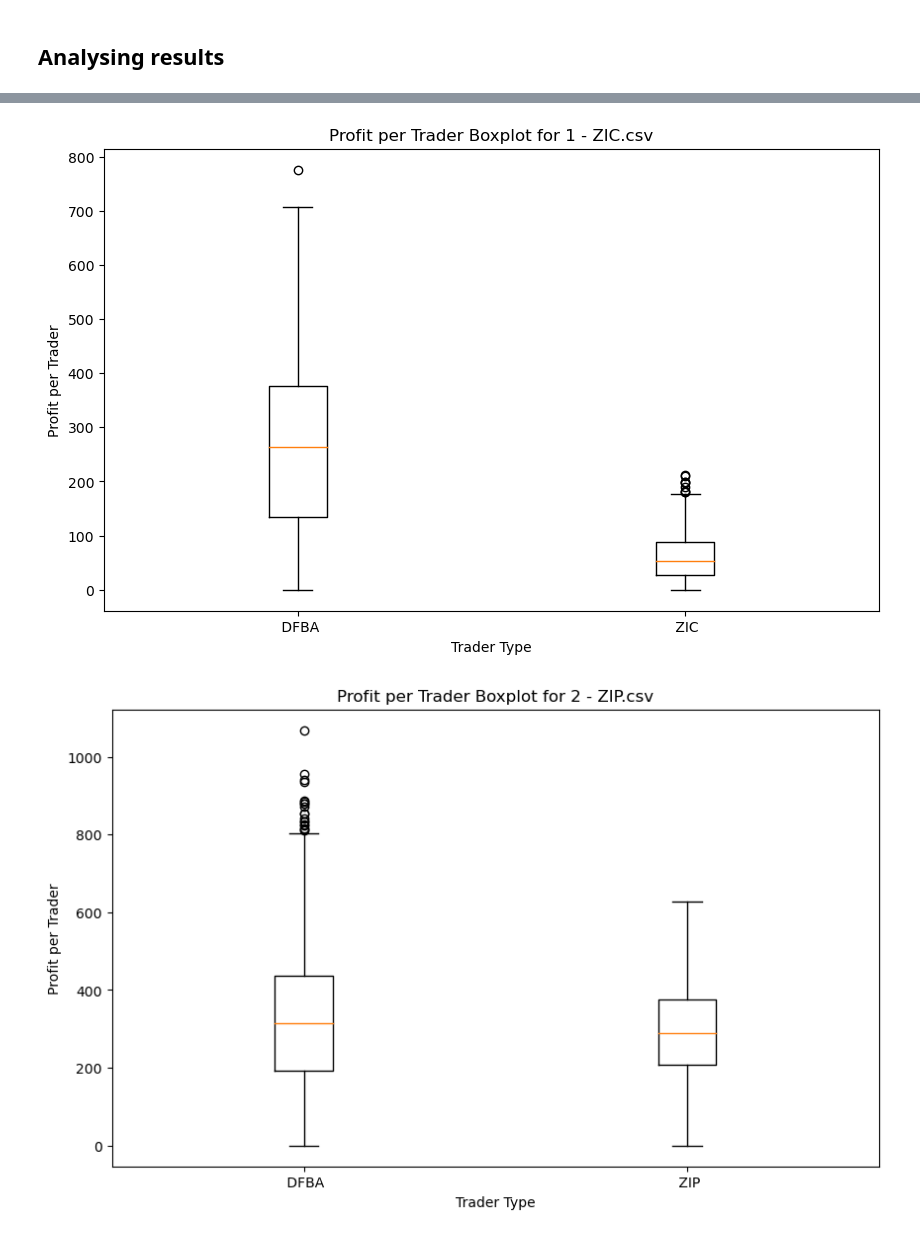
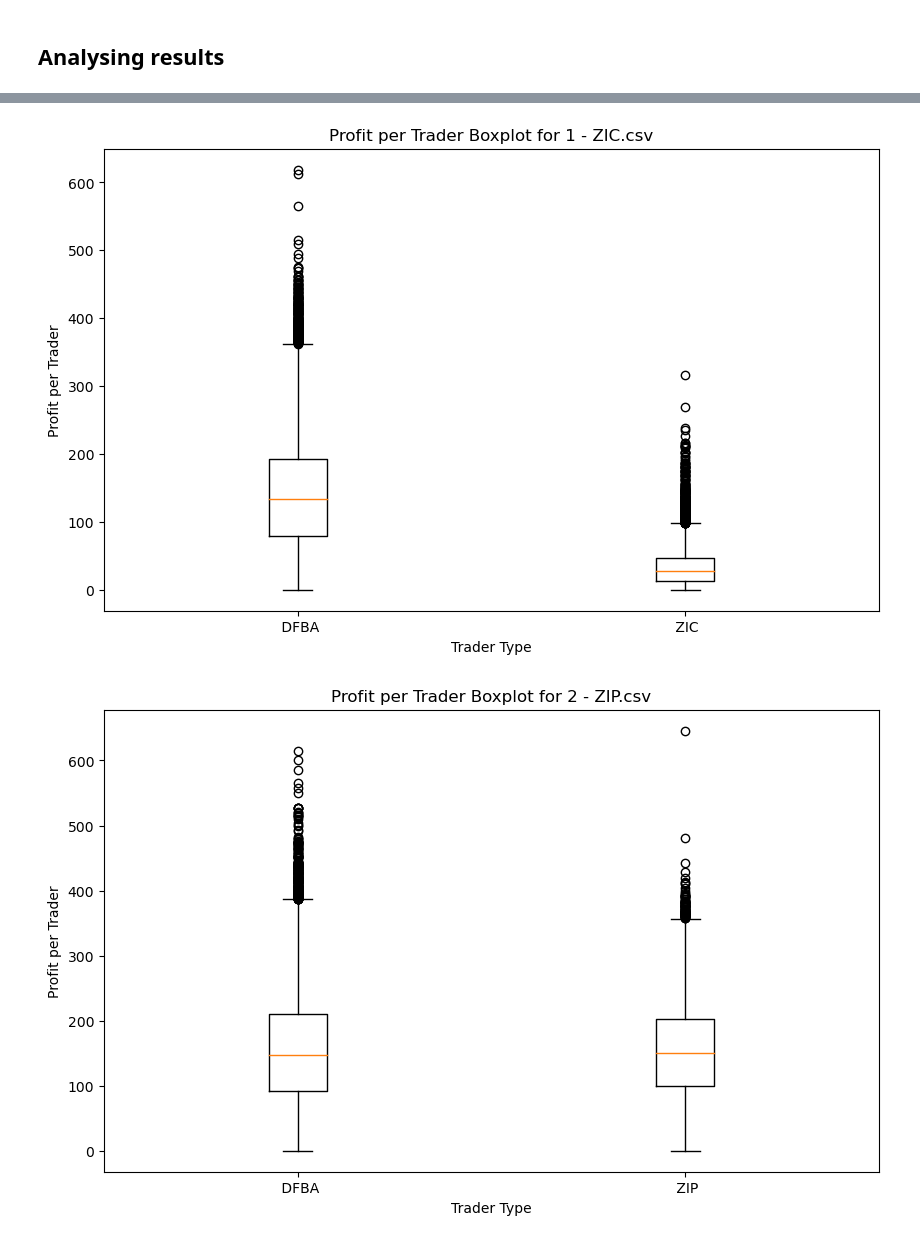
Before and after one commit to Cam-Dipol/Deep-Learning-Trader-BFBSE, a Jupyter notebook: Results_analysis v2.ipynb, the cells around one changed output, grey strips where cells are left out. Cells and saved outputs as stored; diff of their text form; code cells hidden in the pictures.

Commit message:
generating testing data

```diff
--- a/Results_analysis v2.ipynb
+++ b/Results_analysis v2.ipynb
@@ -5,11 +5,11 @@ import os
 import numpy as np
 import pandas as pd
 import matplotlib.pyplot as plt
+# %%
+folder_path = r"C:\Users\camer\Documents\Masters Thesis\Data\Testing data\AWS testing data"
 # %%
-folder_path = r"C:\Users\camer\Documents\Masters Thesis\Data\Testing data\DFBA test - equil predictor"
-
-# traders = ["1 - ZIC", "2 - ZIP", "3 - GDX", "4 - AA",  "5 - GVWY", "6 - SHVR"]
-traders = ["ZIC - 1", "ZIP - 2", "GDX - 3", "AA - 4",  "GVWY - 5", "SHVR - 6"]
+traders = ["1 - ZIC", "2 - ZIP", "3 - GDX", "4 - AA",  "5 - GVWY", "6 - SHVR"]
+# traders = ["ZIC - 1", "ZIP - 2", "GDX - 3", "AA - 4",  "GVWY - 5", "SHVR - 6"]
 
 column_names = [
     'Trial_Number',
@@ -37,5 +35,5 @@ ParserError: Error tokenizing data. C error: Expected 15 fields in line 2, saw 8
 # %%
-file_path = r'C:\Users\camer\Documents\Masters Thesis\Data\Testing data\DFBA 2 test\1 - ZIC.csv'
+file_path = r'C:\Users\camer\Documents\Masters Thesis\Data\Testing data\DFBA2 1secbatch 30sec customer order\6 - SHVR.csv'
 pairwise_test_df = pd.read_csv(file_path)
 
 pairwise_test_df['Winner'] = np.where(pairwise_test_df['Profit_per_trader_1'] > pairwise_test_df['Profit_per_trader_2'], pairwise_test_df['Trader_Type_1'], pairwise_test_df['Trader_Type_2'])
@@ -44,13 +47,14 @@ print(pairwise_test_df.value_counts('Winner'))
 # %%
-folder_path = r'C:\Users\camer\Documents\Masters Thesis\Data\Testing data\DFBA 2 test'
-
 trader_files = [f'1 - ZIC.csv', '2 - ZIP.csv', '3 - GDX.csv', '4 - AA.csv', '5 - GVWY.csv', '6 - SHVR.csv']
 
 for trader_file in trader_files:
     file_path = os.path.join(folder_path, trader_file)
 
     pairwise_test_df = pd.read_csv(file_path)
-
+#     pairwise_test_df = pairwise_test_df[
+#         (pairwise_test_df['Total_Profit_1'] != 0) &
+#         (pairwise_test_df['Total_Profit_2'] != 0)
+#     ]
     pairwise_test_df['Winner'] = np.where(
         pairwise_test_df['Profit_per_trader_1'] > pairwise_test_df['Profit_per_trader_2'],
         pairwise_test_df['Trader_Type_1'],
@@ -68,40 +90,38 @@ import os
 import pandas as pd
 import matplotlib.pyplot as plt
 
-# Define the folder path
-folder_path = r'C:\Users\camer\Documents\Masters Thesis\Data\Testing data\DFBA 2 test'
-
-# Define the list of files to process (or you can dynamically find all CSVs in the folder)
 trader_files = [f'1 - ZIC.csv', '2 - ZIP.csv', '3 - GDX.csv', '4 - AA.csv', '5 - GVWY.csv', '6 - SHVR.csv']
 
-# Loop through each file
 for trader_file in trader_files:
     file_path = os.path.join(folder_path, trader_file)
 
-    # Read the CSV file
     df = pd.read_csv(file_path)
+    zeros_df = df[
+        (df['Total_Profit_1'] == 0) &
+        (df['Total_Profit_2'] == 0)
+    ]
 
-    # Assuming the columns are structured as follows:
-    # Trader_Type_1, Profit_per_trader_1, ..., Trader_Type_N, Profit_per_trader_N
+    print(len(zeros_df))
 
-    # Identify trader type and corresponding profit columns
+#     df = df[
+#         (df['Total_Profit_1'] != 0) &
+#         (df['Total_Profit_2'] != 0)
+#     ]
+
+
     trader_columns = [col for col in df.columns if 'Trader_Type' in col]
     profit_columns = [col for col in df.columns if 'Profit_per_trader' in col]
 
-    # Prepare data for the box plot
     data = []
     labels = []
 
     for trader_col, profit_col in zip(trader_columns, profit_columns):
-        # Extract the profit values and the corresponding trader types
         data.append(df[profit_col])
-        labels.append(df[trader_col].iloc[0])  # Assuming all rows have the same trader type in this column
+        labels.append(df[trader_col].iloc[0])
 
-    # Create the box plot
     plt.figure(figsize=(10, 6))
     plt.boxplot(data, labels=labels)
 
-    # Set plot title and labels
     plt.title(f'Profit per Trader Boxplot for {trader_file}')
     plt.xlabel('Trader Type')
     plt.ylabel('Profit per Trader')
@@ -109,2 +135,2 @@ for trader_file in trader_files:
-[figure, old version]
+[figure, new version]
-[figure, old version]
+[figure, new version]
```
Also changed, not shown: parts of 8 cells of this notebook, 12 other files.
